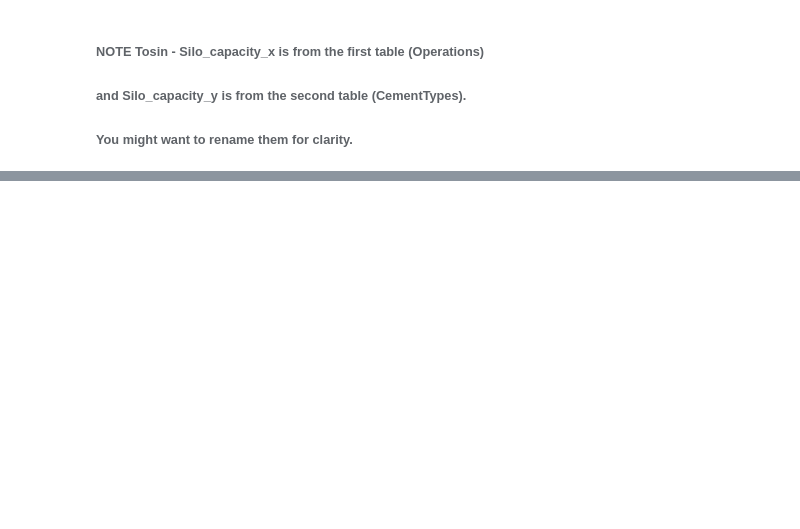
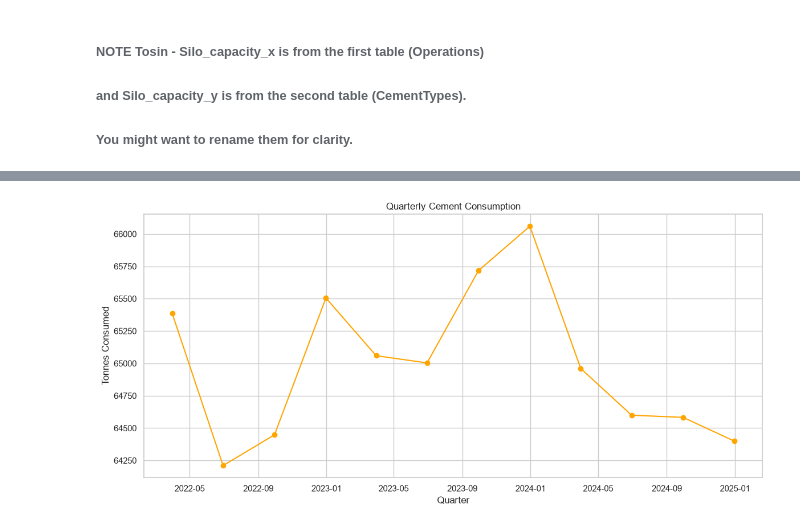
Before and after one commit to Queentutsi/MIG_Cement_t, a Jupyter notebook: Notebook/MIG_cleanEDA.ipynb, the cells around one changed output, grey strips where cells are left out. Cells and saved outputs as stored; diff of their text form; code cells hidden in the pictures; blank space fills up the shorter version.

```diff
--- a/Notebook/MIG_cleanEDA.ipynb
+++ b/Notebook/MIG_cleanEDA.ipynb
@@ -451,0 +503,13 @@ Index(['date', 'site_id', 'cement_type', 'planned_pour_tonnes',
+# %%
+# Quarterly Cement Consumption.
+
+quarterly = df['consumed_tonnes'].resample('Q').sum()
+plt.figure(figsize=(14,6))
+plt.plot(quarterly.index, quarterly.values, marker='o', color='orange')
+plt.title("Quarterly Cement Consumption")
+plt.xlabel("Quarter")
+plt.ylabel("Tonnes Consumed")
+plt.grid(True)
+plt.show()
+# %% [output]
+[figure, added]
```
Also changed, not shown: parts of 38 cells of this notebook, 1 other file.
